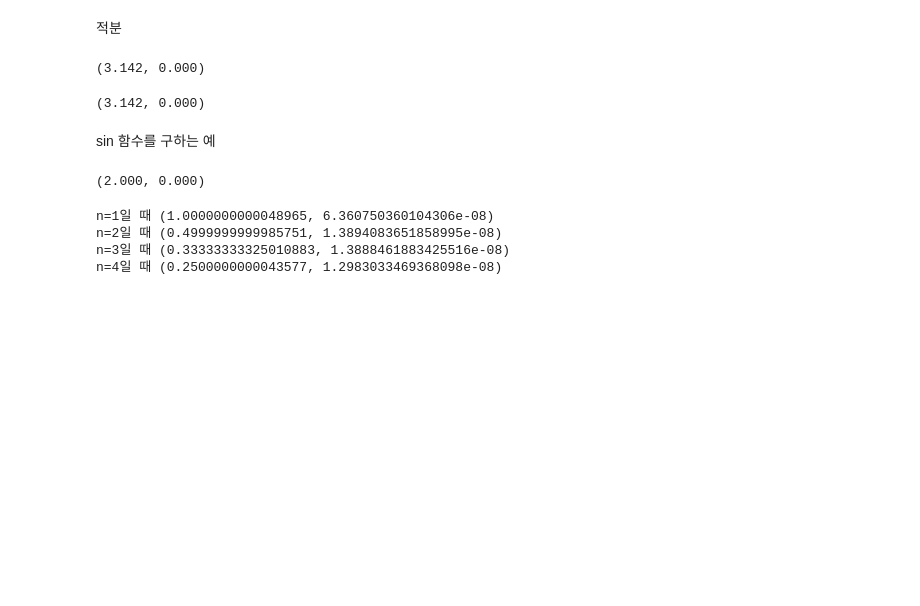
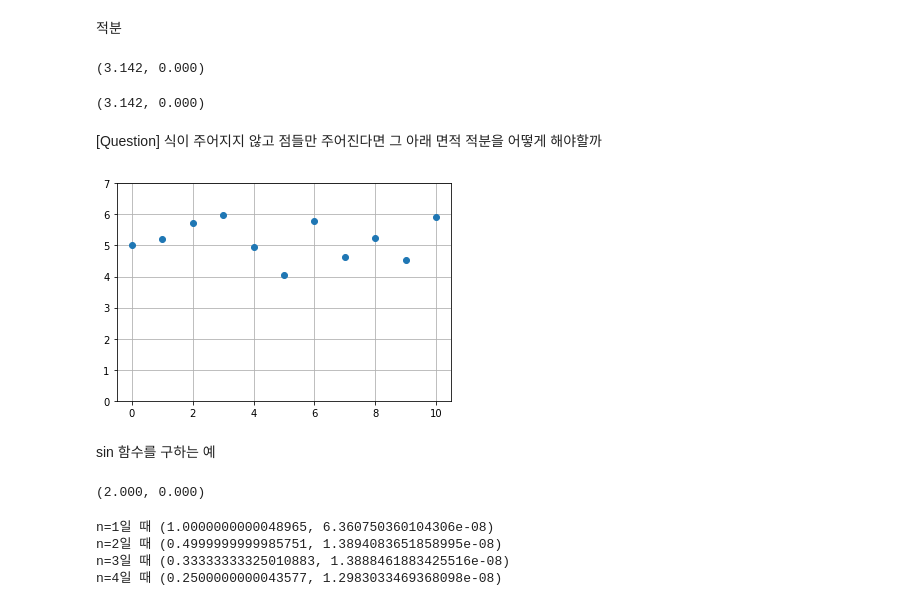
Before and after one commit to MMM-Sci/python_prac, a Jupyter notebook: CH5_Numpy.ipynb, the cells around one changed output. Saved outputs shown, nothing was run; the diff lists cells and outputs as text; code cells hidden in the pictures; blank space fills up the shorter version.

```diff
--- a/CH5_Numpy.ipynb
+++ b/CH5_Numpy.ipynb
@@ -663,0 +736,2 @@ integrate.quad(lambda x: 4/(1+x**2), 0, 1)
+# %% [markdown]
+[Question] 식이 주어지지 않고 점들만 주어진다면 그 아래 면적 적분을 어떻게 해야할까
@@ -664,3 +740,11 @@ integrate.quad(lambda x: 4/(1+x**2), 0, 1)
+# %%
+x = np.linspace(0, 10, num = 11, endpoint = True)
+y = np.sin(x**2/5.0) + 5
+plt.plot(x, y, 'o')
+plt.ylim(0, 7)
+plt.grid(True)
+# %% [output]
+[figure, added]
 # %% [markdown]
 sin 함수를 구하는 예
 # %%
```
Also changed, not shown: parts of 5 cells of this notebook.
